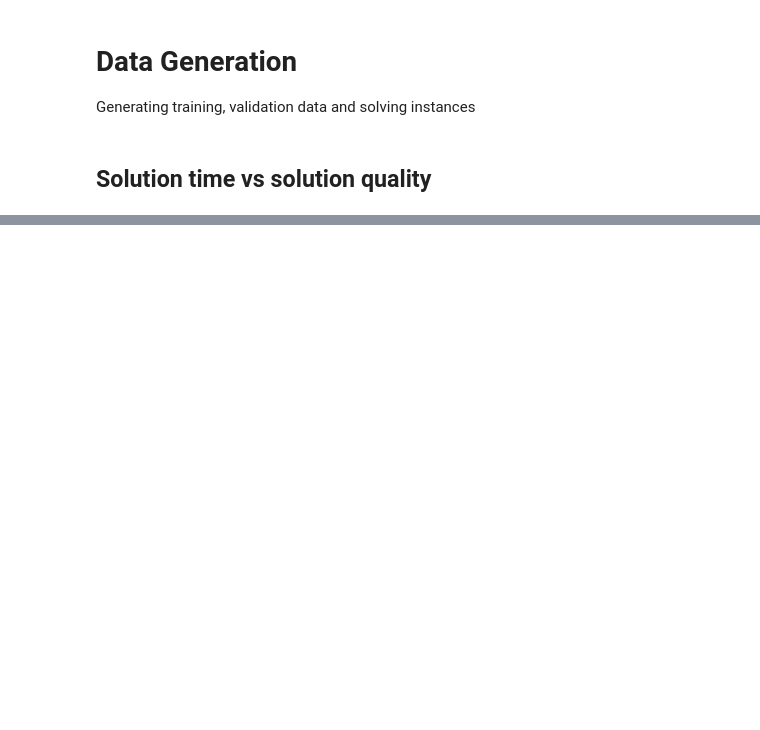
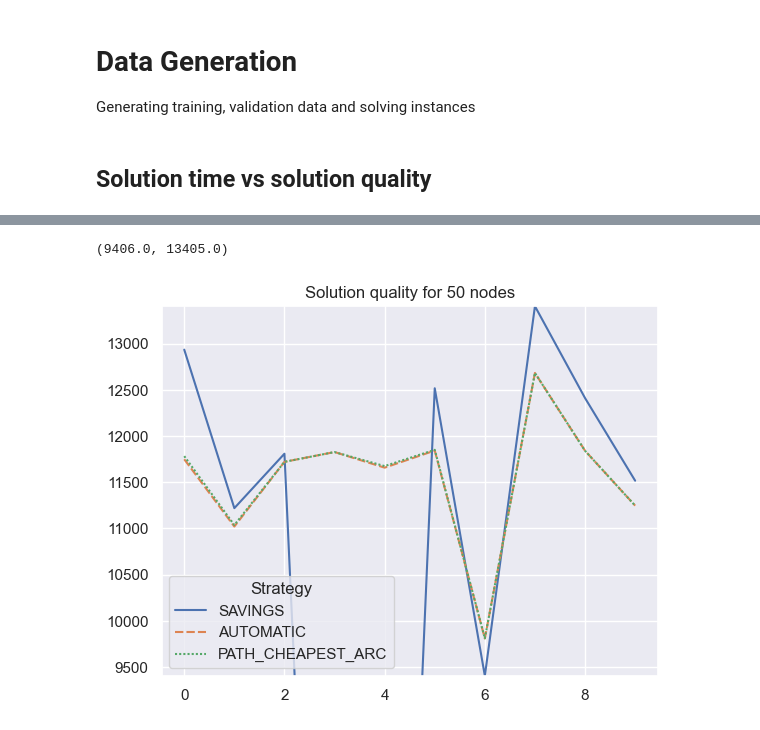
Before and after one commit to sebammon/vrp-thesis, a Jupyter notebook: Data generation.ipynb, the cells around one changed output, grey strips where cells are left out. Drawn from its saved outputs; the diff is of its cells as text; code cells hidden in the pictures; blank space fills up the shorter version.

```diff
--- a/Data generation.ipynb
+++ b/Data generation.ipynb
@@ -122,0 +46,24 @@ torch.save(dataset_unnormalized, "data/vrp_20_k3_unnormalized.pt")
+# %%
+instances = [generate_instance(50) for _ in range(10)]
+
+objective_values = np.zeros((len(instances), 3))
+
+for j, strategy in enumerate(("SAVINGS", "AUTOMATIC", "PATH_CHEAPEST_ARC")):
+    solutions = Parallel(n_jobs=-1)(
+        delayed(solve_wrapper)(instance, time_limit=3, first_solution_strategy=strategy)
+        for instance in instances
+    )
+
+    objective_values[:, j] = solutions
+# %%
+_max = np.max(objective_values[objective_values > 0])
+_min = np.min(objective_values[objective_values > 0])
+
+ax = sns.lineplot(data=objective_values)
+h, l = ax.get_legend_handles_labels()
+plt.title(f"Solution quality for 50 nodes")
+plt.legend(title="Strategy", handles=h, labels=["SAVINGS", "AUTOMATIC", "PATH_CHEAPEST_ARC"])
+ax.set_ylim(_min, _max)
+# %% [output]
+(9406.0, 13405.0)
+[figure, added]
```
Also changed, not shown: parts of 18 cells of this notebook.
